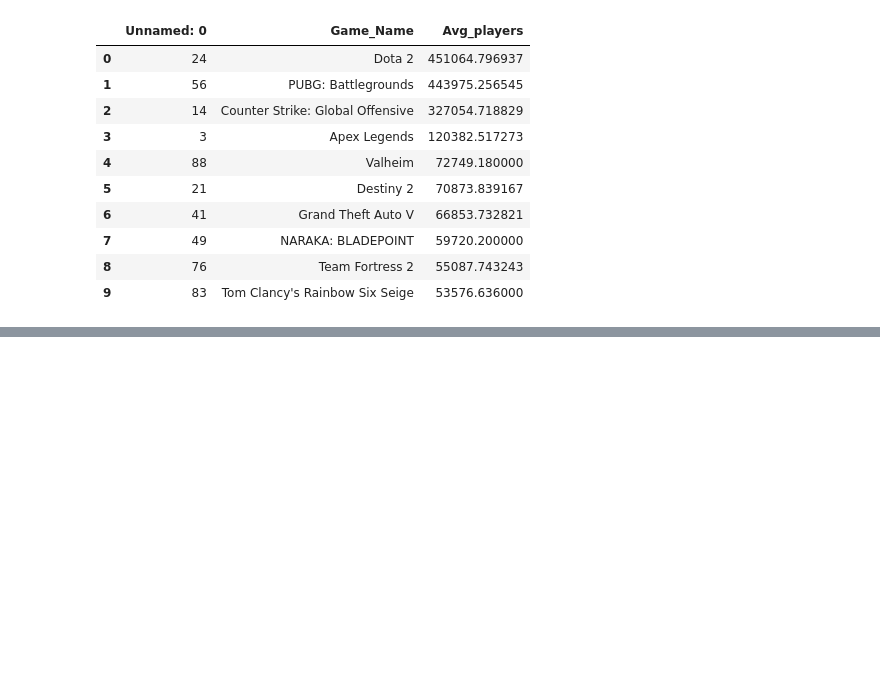
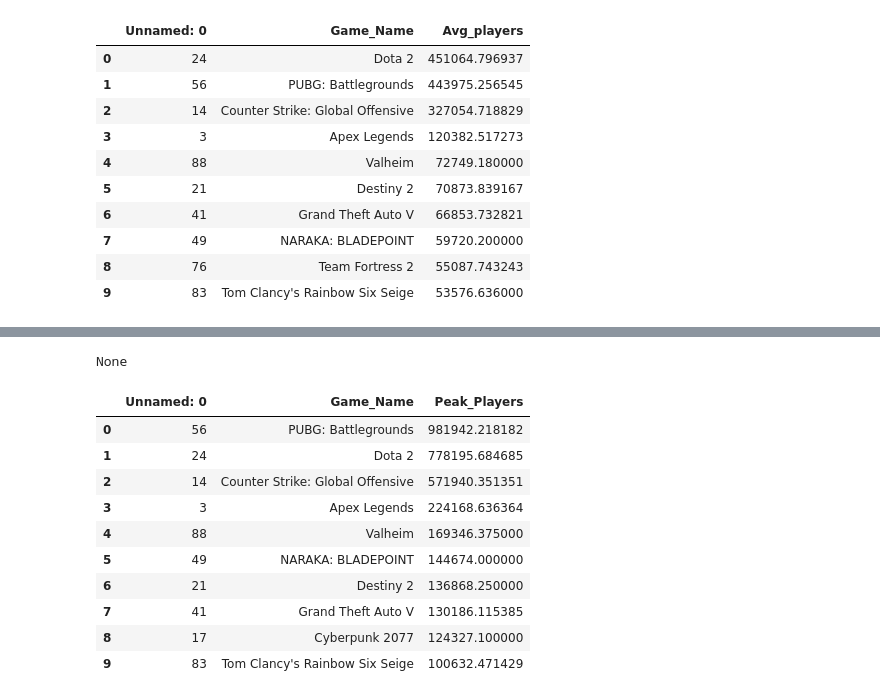
Before and after one commit to Ambush3/Steam-Gamer-Data, a Jupyter notebook: Steam Data.ipynb, the cells around one changed output, grey strips where cells are left out. Cells and saved outputs as stored; diff of their text form; code cells hidden in the pictures; blank space fills up the shorter version.

```diff
--- a/Steam Data.ipynb
+++ b/Steam Data.ipynb
@@ -123,0 +141,19 @@ ax.set_xticklabels(ax.get_xticklabels(), rotation=65)
+# %%
+print(sd3.head(10).to_csv("sd3.csv"))
+# %% [output]
+None
+# %%
+sd4 = pd.read_csv('sd3.csv')
+sd4
+# %% [output]
+|  | Unnamed: 0 | Game_Name | Peak_Players |
+| 0 | 56 | PUBG: Battlegrounds | 981942.218182 |
+| 1 | 24 | Dota 2 | 778195.684685 |
+| 2 | 14 | Counter Strike: Global Offensive | 571940.351351 |
+| 3 | 3 | Apex Legends | 224168.636364 |
+| 4 | 88 | Valheim | 169346.375000 |
+| 5 | 49 | NARAKA: BLADEPOINT | 144674.000000 |
+| 6 | 21 | Destiny 2 | 136868.250000 |
+| 7 | 41 | Grand Theft Auto V | 130186.115385 |
+| 8 | 17 | Cyberpunk 2077 | 124327.100000 |
+| 9 | 83 | Tom Clancy's Rainbow Six Seige | 100632.471429 |
```
Also changed, not shown: parts of 4 cells of this notebook, 1 other file.
